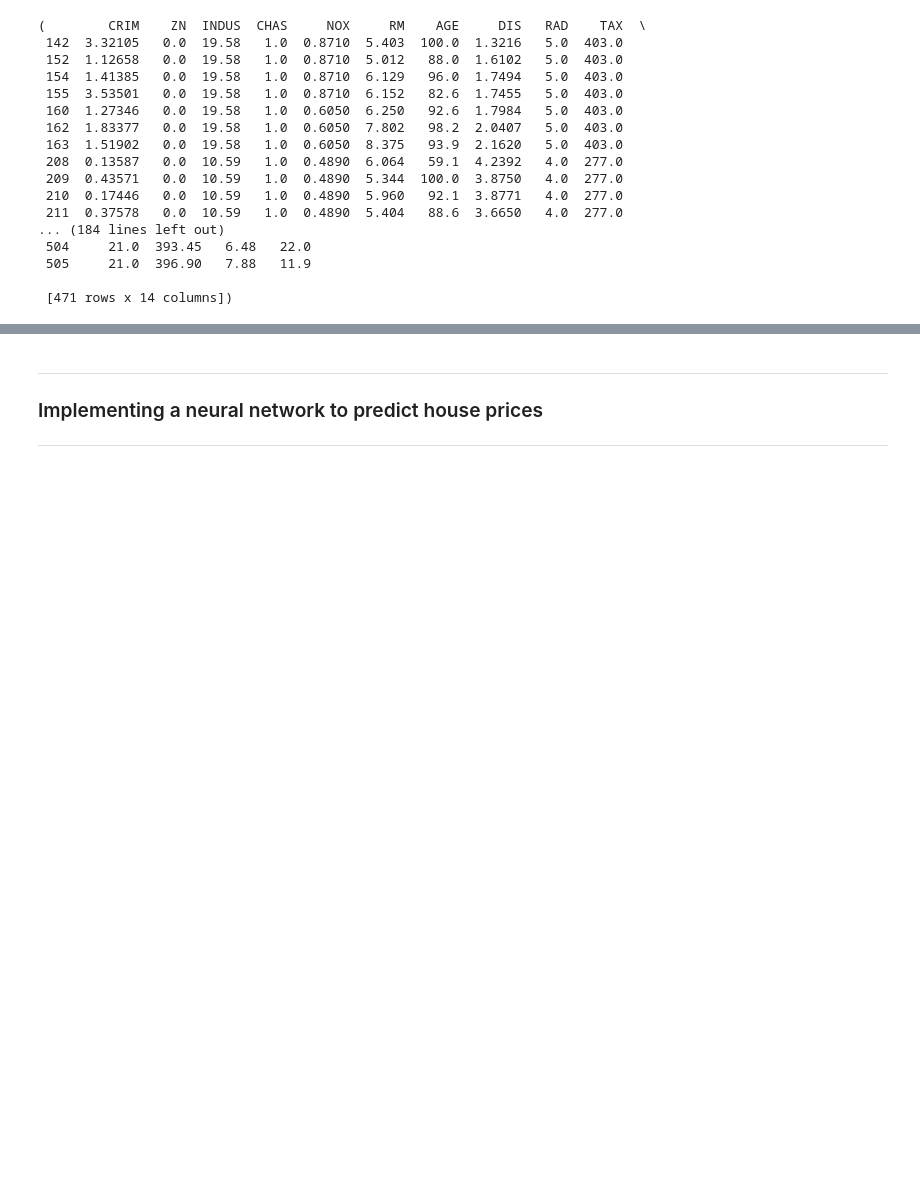
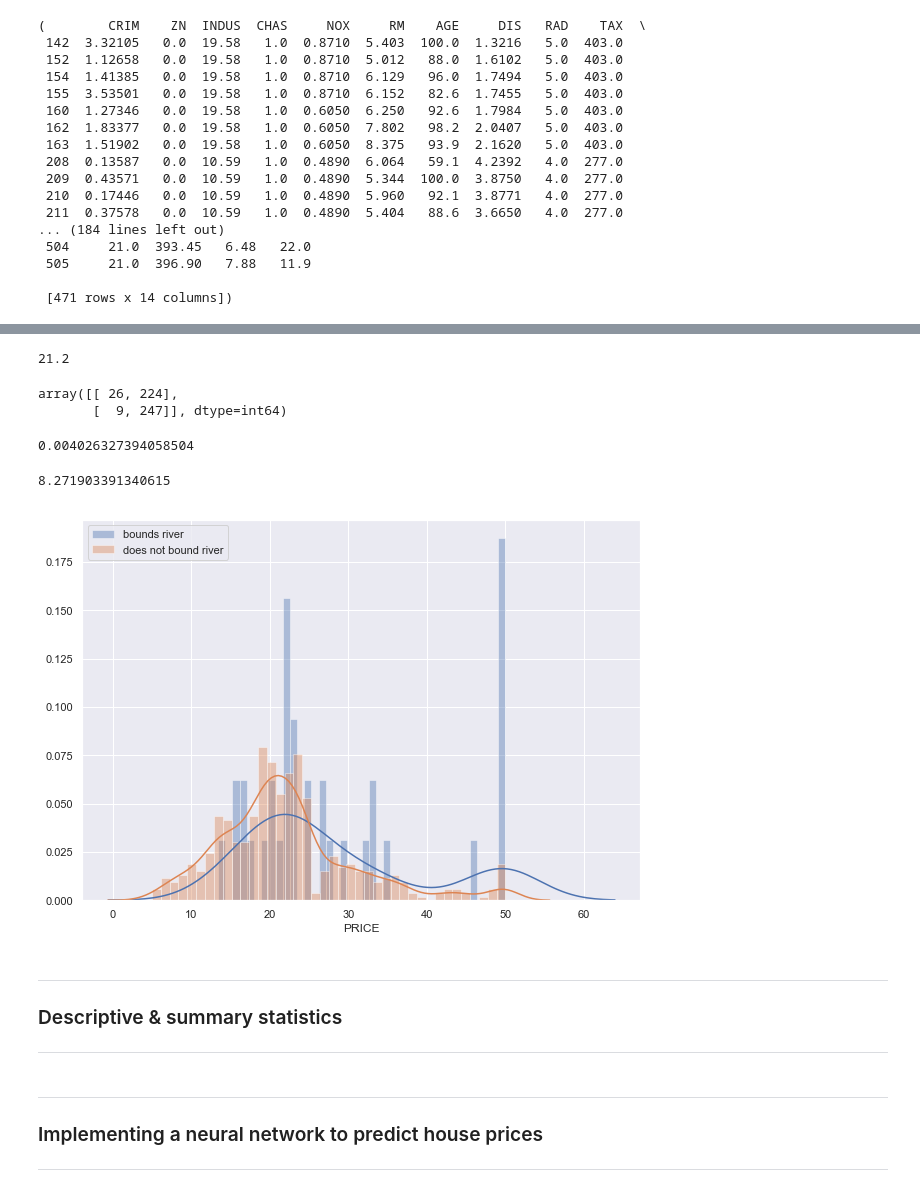
Before and after one commit to Datagatherer2357/Machine-Learning-and-Statistics-2019-Assessment, a Jupyter notebook: Machine-Learning-and-Statistics-2019-Assessment.ipynb, the cells around one changed output, grey strips where cells are left out. Saved outputs shown, nothing was run; the diff lists cells and outputs as text; code cells hidden in the pictures; blank space fills up the shorter version.

```diff
--- a/Machine-Learning-and-Statistics-2019-Assessment.ipynb
+++ b/Machine-Learning-and-Statistics-2019-Assessment.ipynb
@@ -301,5 +375,49 @@ from statistics import median
 # %%
-# med
+# The grand median
+
+med
+# %% [output]
+21.2
+# %%
+# The contingency table:
+# The shape of the table is (2, n), where n is the number of samples.
+# The first row holds the counts of the values above the grand median,
+# and the second row holds the counts of the values below the grand median.
+# The table allows further analysis with, for example, scipy.stats.chi2_contingency
+
+tbl
+# %% [output]
+array([[ 26, 224],
+       [  9, 247]], dtype=int64)
+# %%
+# The p value of the median test:
+
+p
+# %% [output]
+0.004026327394058504
+# %%
+# The test statistic:
+# The statistic that is returned is determined by lambda_.
+# The default is Pearson’s chi-squared statistic.
+
+stat
+# %% [output]
+8.271903391340615
+# %%
+# As before when we plotted the distribution of house prices but this time
+# differenciated by colour:
+
+sns.set(rc={'figure.figsize':(10,7)})
+sns.distplot(bounds['PRICE'], bins=40, label='bounds river')
+sns.distplot(no_bounds['PRICE'], bins=40, label='does not bound river')
+plt.legend()
+plt.show()
+# %% [output]
+[figure, added]
+# %% [markdown]
+***
+### Descriptive & summary statistics
+***
 # %% [markdown]
 ***
 ### Implementing a neural network to predict house prices
```
Also changed, not shown: parts of 15 cells of this notebook.
